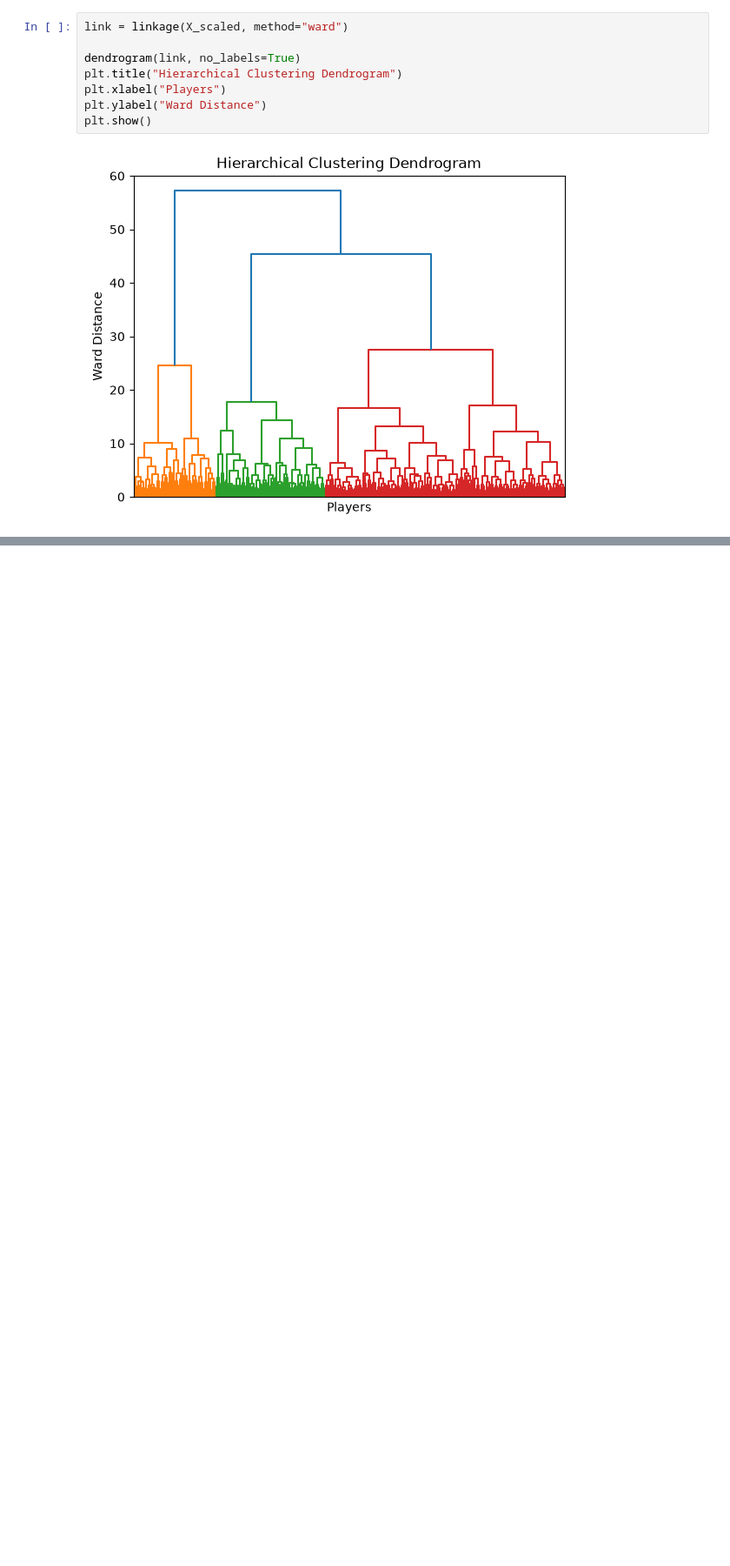
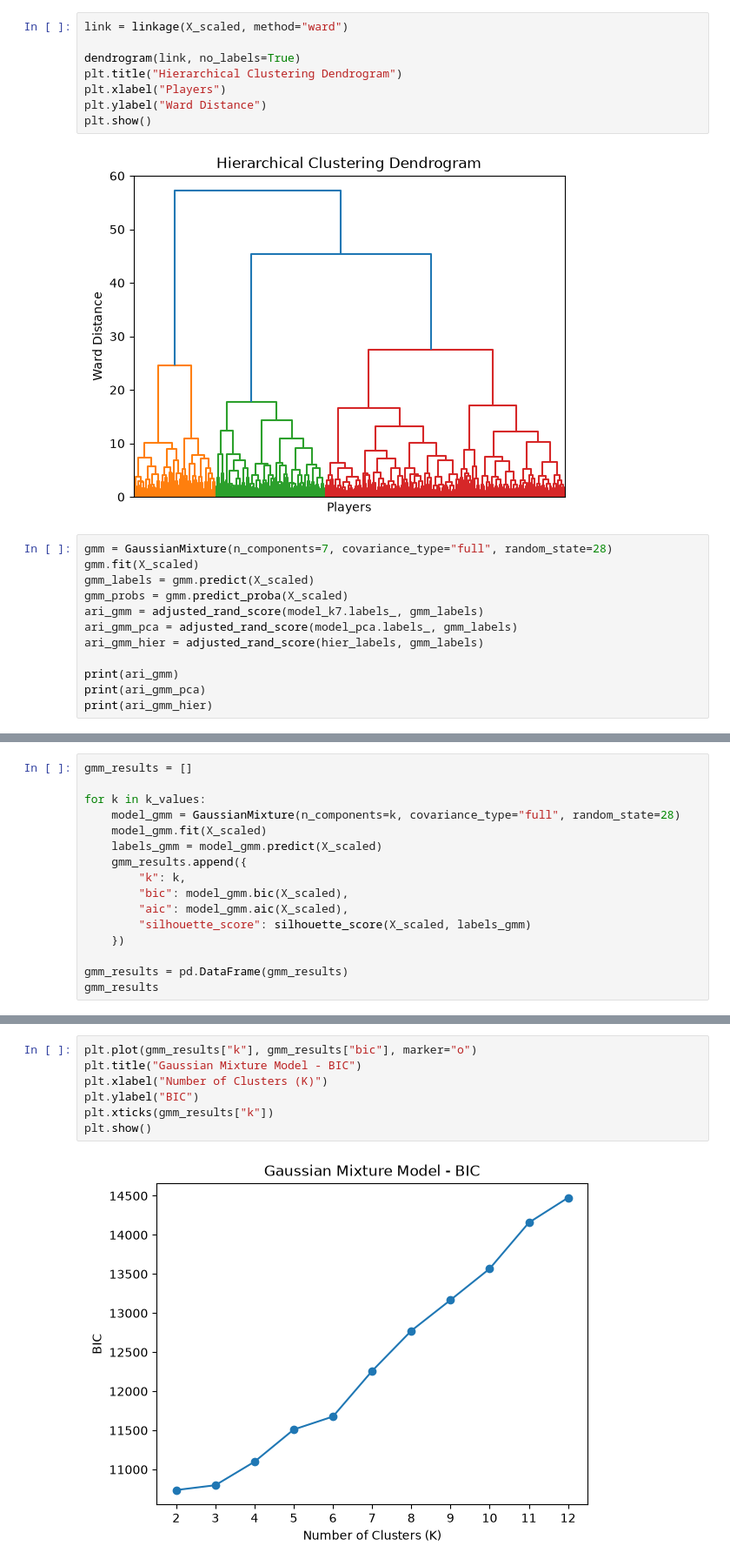
Before and after one commit to alex-abrego/nba-player-archetype-analysis, a Jupyter notebook: notebooks/04_model_selection.ipynb, the cells around one changed output, grey strips where cells are left out. Shown at 87% size. Drawn from its saved outputs; the diff is of its cells as text; blank space fills up the shorter version.

```diff
--- a/notebooks/04_model_selection.ipynb
+++ b/notebooks/04_model_selection.ipynb
@@ -878,3 +880,15 @@ plt.ylabel("Ward Distance")
 plt.show()
 # %% [output]
 [figure]
+# %%
+gmm = GaussianMixture(n_components=7, covariance_type="full", random_state=28)
+gmm.fit(X_scaled)
+gmm_labels = gmm.predict(X_scaled)
+gmm_probs = gmm.predict_proba(X_scaled)
+ari_gmm = adjusted_rand_score(model_k7.labels_, gmm_labels)
+ari_gmm_pca = adjusted_rand_score(model_pca.labels_, gmm_labels)
+ari_gmm_hier = adjusted_rand_score(hier_labels, gmm_labels)
+
+print(ari_gmm)
+print(ari_gmm_pca)
+print(ari_gmm_hier)
@@ -880,0 +899,16 @@ plt.show()
+# %%
+gmm_results = []
+
+for k in k_values:
+    model_gmm = GaussianMixture(n_components=k, covariance_type="full", random_state=28)
+    model_gmm.fit(X_scaled)
+    labels_gmm = model_gmm.predict(X_scaled)
+    gmm_results.append({
+        "k": k,
+        "bic": model_gmm.bic(X_scaled),
+        "aic": model_gmm.aic(X_scaled),
+        "silhouette_score": silhouette_score(X_scaled, labels_gmm)
+    })
+
+gmm_results = pd.DataFrame(gmm_results)
+gmm_results
@@ -880,0 +928,9 @@ plt.show()
+# %%
+plt.plot(gmm_results["k"], gmm_results["bic"], marker="o")
+plt.title("Gaussian Mixture Model - BIC")
+plt.xlabel("Number of Clusters (K)")
+plt.ylabel("BIC")
+plt.xticks(gmm_results["k"])
+plt.show()
+# %% [output]
+[figure, added]
```
Also changed, not shown: parts of 13 cells of this notebook.
